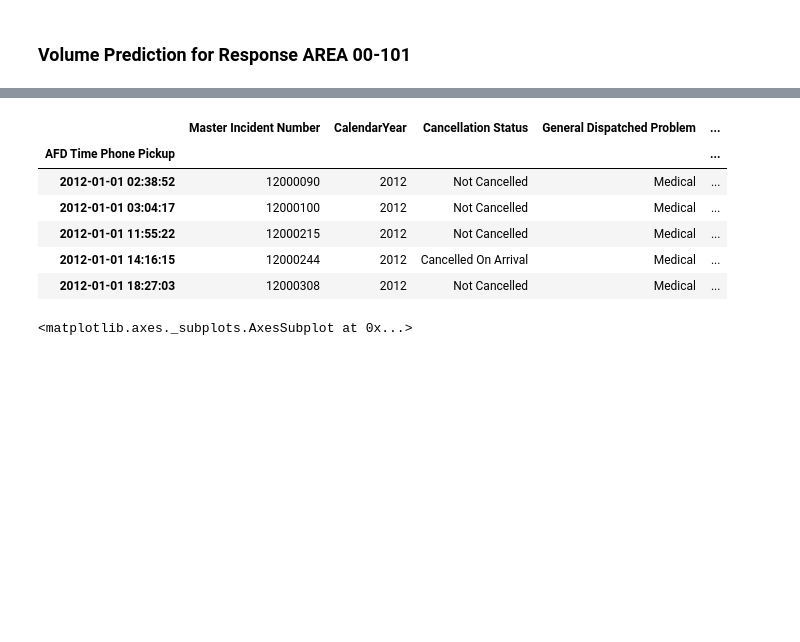
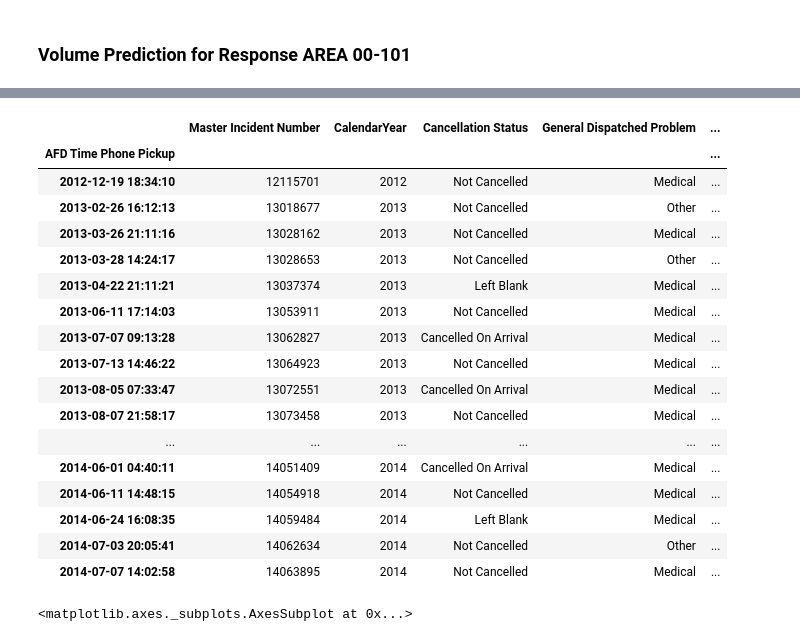
Before and after one commit to madderle/Hack-Austin, a Jupyter notebook: Response Area Volume Prediction.ipynb, the cells around one changed output, grey strips where cells are left out. Cells and saved outputs as stored; diff of their text form; code cells hidden in the pictures; blank space fills up the shorter version.

```diff
--- a/Response Area Volume Prediction.ipynb
+++ b/Response Area Volume Prediction.ipynb
@@ -88,14 +116,25 @@ Name: Response Area (COA Only), dtype: int64
 # %%
 #Check the head of the data
-RA__00_101_df.head(40)
+RA_00_4209_df.head(40)
 # %% [output]
 |  | Master Incident Number | CalendarYear | Cancellation Status | General Dispatched Problem | ... |
 | AFD Time Phone Pickup |  |  |  |  | ... |
-| 2012-01-01 02:38:52 | 12000090 | 2012 | Not Cancelled | Medical | ... |
-| 2012-01-01 03:04:17 | 12000100 | 2012 | Not Cancelled | Medical | ... |
-| 2012-01-01 11:55:22 | 12000215 | 2012 | Not Cancelled | Medical | ... |
-| 2012-01-01 14:16:15 | 12000244 | 2012 | Cancelled On Arrival | Medical | ... |
-| 2012-01-01 18:27:03 | 12000308 | 2012 | Not Cancelled | Medical | ... |
+| 2012-12-19 18:34:10 | 12115701 | 2012 | Not Cancelled | Medical | ... |
+| 2013-02-26 16:12:13 | 13018677 | 2013 | Not Cancelled | Other | ... |
+| 2013-03-26 21:11:16 | 13028162 | 2013 | Not Cancelled | Medical | ... |
+| 2013-03-28 14:24:17 | 13028653 | 2013 | Not Cancelled | Other | ... |
+| 2013-04-22 21:11:21 | 13037374 | 2013 | Left Blank | Medical | ... |
+| 2013-06-11 17:14:03 | 13053911 | 2013 | Not Cancelled | Medical | ... |
+| 2013-07-07 09:13:28 | 13062827 | 2013 | Cancelled On Arrival | Medical | ... |
+| 2013-07-13 14:46:22 | 13064923 | 2013 | Not Cancelled | Medical | ... |
+| 2013-08-05 07:33:47 | 13072551 | 2013 | Cancelled On Arrival | Medical | ... |
+| 2013-08-07 21:58:17 | 13073458 | 2013 | Not Cancelled | Medical | ... |
+| ... | ... | ... | ... | ... | ... |
+| 2014-06-01 04:40:11 | 14051409 | 2014 | Cancelled On Arrival | Medical | ... |
+| 2014-06-11 14:48:15 | 14054918 | 2014 | Not Cancelled | Medical | ... |
+| 2014-06-24 16:08:35 | 14059484 | 2014 | Left Blank | Medical | ... |
+| 2014-07-03 20:05:41 | 14062634 | 2014 | Not Cancelled | Other | ... |
+| 2014-07-07 14:02:58 | 14063895 | 2014 | Not Cancelled | Medical | ... |
 # %%
 RA__00_101_month_df = RA__00_101_df.groupby(pd.TimeGrouper("M")).count()['Master Incident Number'].to_frame()
 
```
Also changed, not shown: parts of 12 cells of this notebook, 2 other files.
